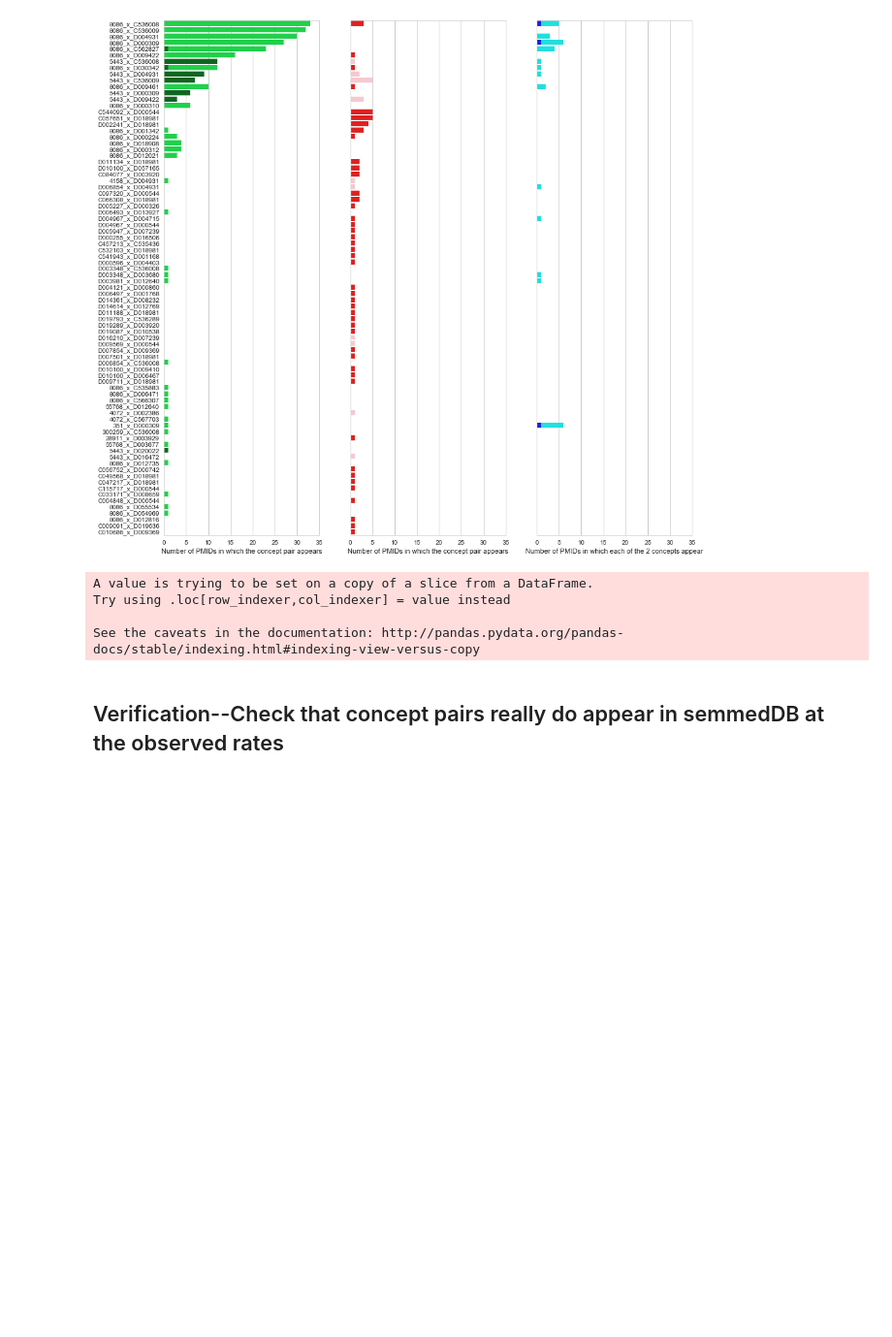
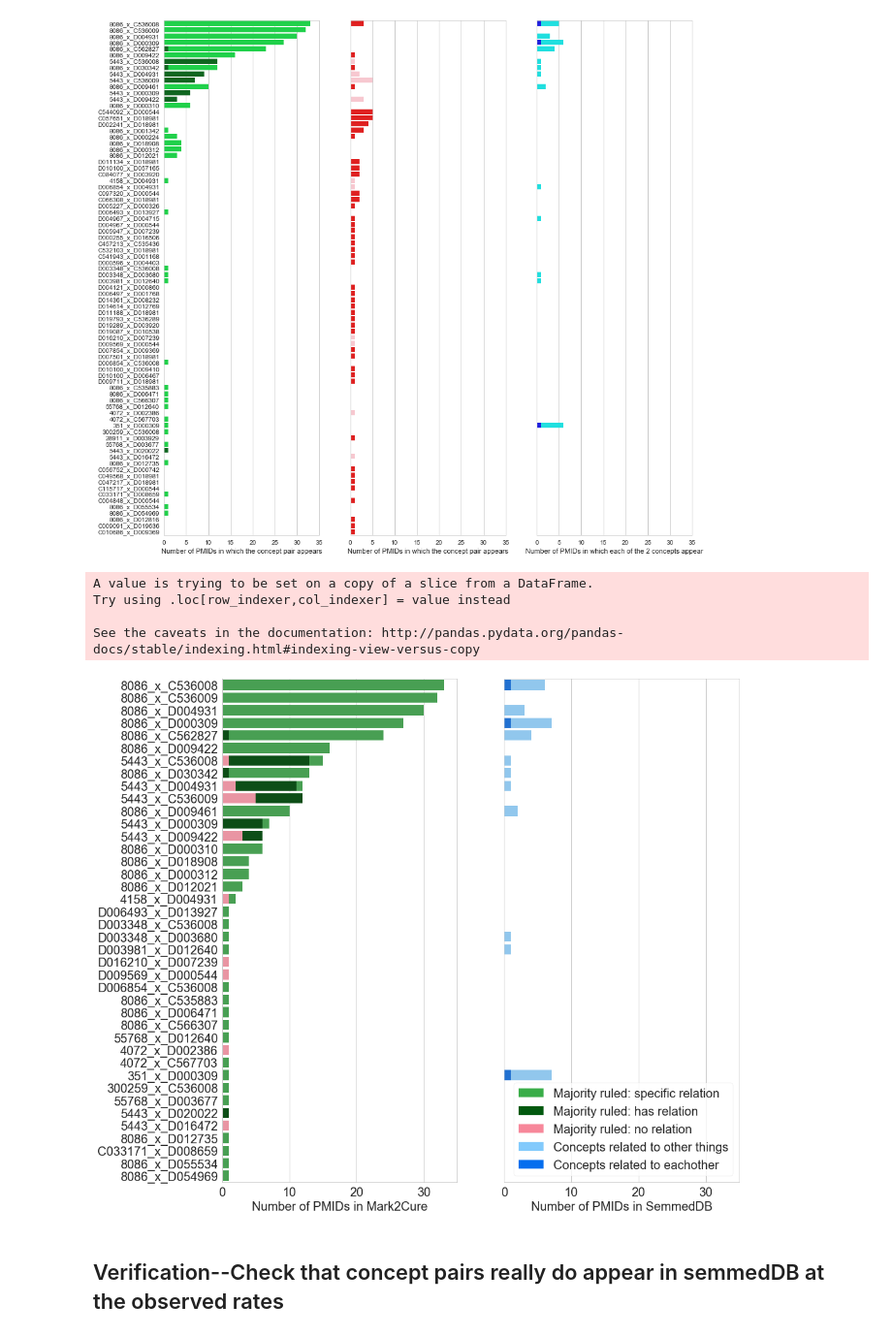
Before and after one commit to SuLab/M2C_rel_nb, a Jupyter notebook: Figure 6. Concept Pair appearance comparison between SemmedDB and M2C.ipynb, the cells around one changed output. Shown: that part at 97% size. Cells and saved outputs as stored; diff of their text form; code cells hidden in the pictures; blank space fills up the shorter version.

```diff
--- a/Figure 6. Concept Pair appearance comparison between SemmedDB and M2C.ipynb
+++ b/Figure 6. Concept Pair appearance comparison between SemmedDB and M2C.ipynb
@@ -410,45 +432,51 @@ sns.barplot(x="broad_stack", y="concept_pair", data=m2c_relation_cts_no_broken,
 sns.barplot(x="no_rel", y="concept_pair", data=m2c_relation_cts_no_broken,
             label="Majority ruled: no relation", color=sns.xkcd_rgb['rose pink'])
 
-ax.set(xlim=(0, 35), ylabel="",
-       xlabel="Number of PMIDs in Mark2Cure")
+ax.set(xlim=(0, 35))
+ax.set_xlabel("Number of PMIDs in Mark2Cure",fontsize=20)
+ax.set_ylabel("")
+ax.tick_params(labelsize=20)
 
 # Plot the number of PMIDs in which both concepts were found in that pmid
 #sns.set_color_codes("muted")
 ax2 = mplot.subplot(1,2,2)
 ax2.yaxis.set_visible(False)
 ax2.xaxis.set_visible(True)
 ax2 = sns.barplot(x="total", y="concept_pair", data=semmed_cp_appear_df_kept,
             label="concepts related to other things", color=sns.xkcd_rgb['sky'])
 
 sns.barplot(x="sem_true_cp_ct", y="concept_pair", data=semmed_cp_appear_df_kept,
             label="concepts related to eachother", color=sns.xkcd_rgb['cerulean blue'])
 
-ax2.set(xlim=(0, 35), ylabel="",
-       xlabel="Number of PMIDs in SemmedDB")
+ax2.set(xlim=(0, 35))
+ax2.set_xlabel("Number of PMIDs in SemmedDB",fontsize=20)
+ax2.set_ylabel("")
+ax2.tick_params(labelsize=20)
 
 ### Add a legend and informative axis label
 ## Create artist proxy
 mg_patch = mpatches.Patch(color=sns.xkcd_rgb["medium green"], label="Majority ruled: specific relation")
 dg_patch = mpatches.Patch(color=sns.xkcd_rgb["deep green"], label="Majority ruled: has relation")
 pink_patch = mpatches.Patch(color=sns.xkcd_rgb["rose pink"], label="Majority ruled: no relation")
 sky_patch = mpatches.Patch(color=sns.xkcd_rgb["sky"], label="Concepts related to other things")
 sea_patch = mpatches.Patch(color=sns.xkcd_rgb["cerulean blue"], label="Concepts related to eachother")
 ## Create the legend
-ax2.legend(ncol=2, loc="lower right", frameon=True, handles=[mg_patch,dg_patch,pink_patch,sky_patch,sea_patch],
+ax2.legend(ncol=1, loc="lower right", frameon=True, handles=[mg_patch,dg_patch,pink_patch,sky_patch,sea_patch],
+        fontsize='20',
         labels=["Majority ruled: specific relation",
                "Majority ruled: has relation",
                "Majority ruled: no relation",
                "Concepts related to other things",
                "Concepts related to eachother"])
 #sns.despine(left=True, bottom=True)
 mplot.show()
-#mplot.savefig(exppath+'relationship_distribution_two.png', bbox_inches='tight', dpi=300)
+#mplot.savefig(exppath+'relationship_distribution_two_lg_font.png', bbox_inches='tight', dpi=350)
 # %% [output]
 A value is trying to be set on a copy of a slice from a DataFrame.
 Try using .loc[row_indexer,col_indexer] = value instead
 
 See the caveats in the documentation: http://pandas.pydata.org/pandas-docs/stable/indexing.html#indexing-view-versus-copy
+[figure, added]
 # %% [markdown]
 ## Verification--Check that concept pairs really do appear in semmedDB at the observed rates
 # %%
```
Also changed, not shown: parts of 1 cell of this notebook, 4 other files.
